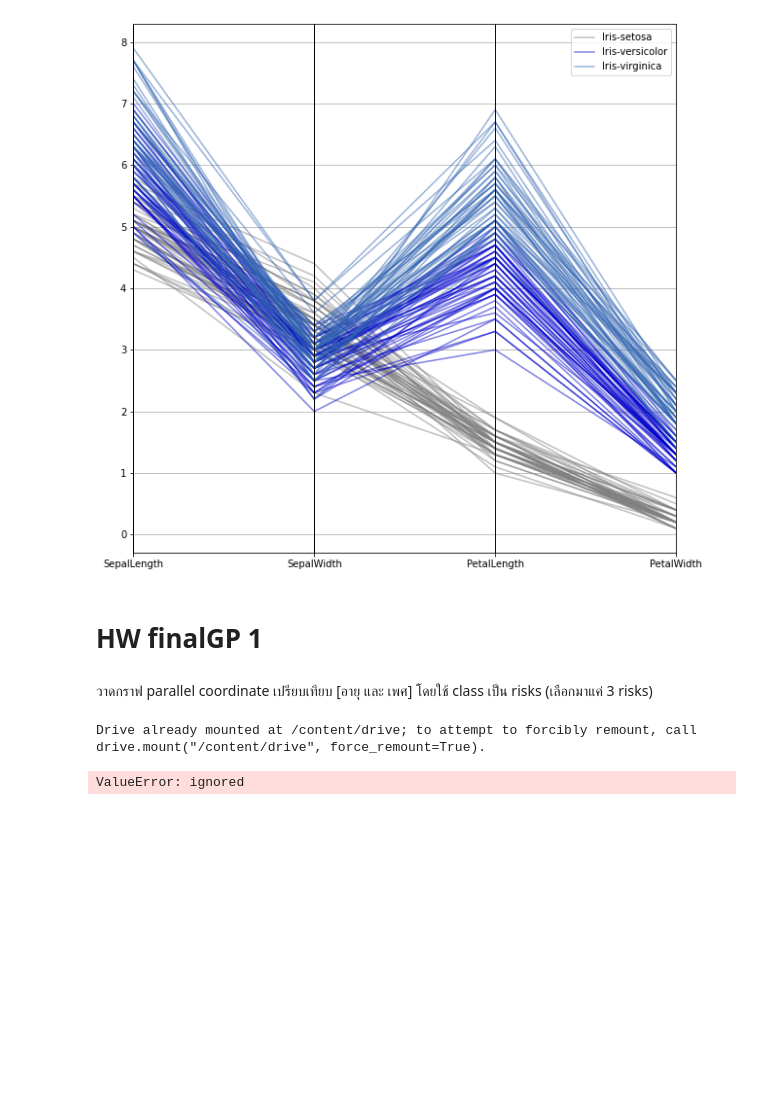
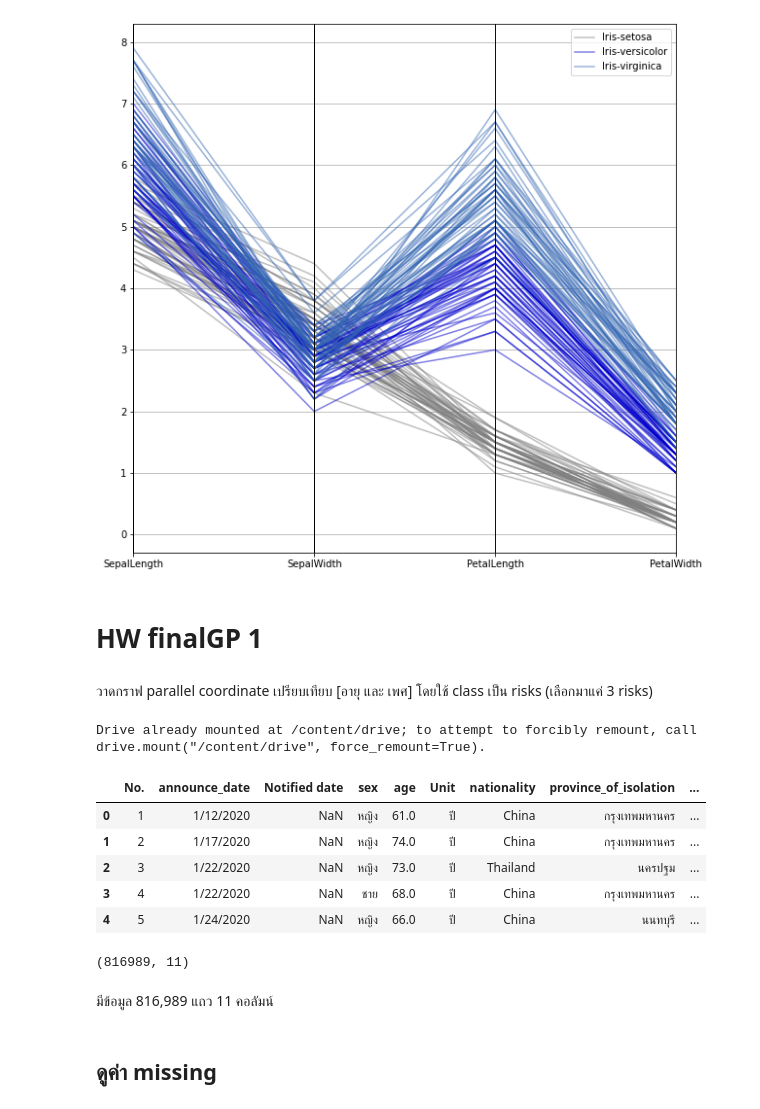
Before and after one commit to Jaomiew/data_viz_2022, a Jupyter notebook: DataViz01_Table_Data.ipynb, the cells around one changed output. Saved outputs shown, nothing was run; the diff lists cells and outputs as text; code cells hidden in the pictures; blank space fills up the shorter version.

```diff
--- a/DataViz01_Table_Data.ipynb
+++ b/DataViz01_Table_Data.ipynb
@@ -152,6 +152,22 @@ path = '/content/drive/My Drive/midterm_dataviz2021'      # ชี้ dirve ท
 Drive already mounted at /content/drive; to attempt to forcibly remount, call drive.mount("/content/drive", force_remount=True).
 # %%
 data_file_path = os.path.join(path,'confirmed-cases.csv')
-data_covid = pd.read_excel(data_file_path)   # อ่านไฟล์ csv
+data_covid = pd.read_csv(data_file_path)   # อ่านไฟล์ csv
-# %% [output]
-ValueError: ignored
+# %%
+data_covid.head()   # ดูหน้าตาข้อมูลคร่าวๆ
+# %% [output]
+|  | No. | announce_date | Notified date | sex | age | Unit | nationality | province_of_isolation | ... |
+| 0 | 1 | 1/12/2020 | NaN | หญิง | 61.0 | ปี | China | กรุงเทพมหานคร | ... |
+| 1 | 2 | 1/17/2020 | NaN | หญิง | 74.0 | ปี | China | กรุงเทพมหานคร | ... |
+| 2 | 3 | 1/22/2020 | NaN | หญิง | 73.0 | ปี | Thailand | นครปฐม | ... |
+| 3 | 4 | 1/22/2020 | NaN | ชาย | 68.0 | ปี | China | กรุงเทพมหานคร | ... |
+| 4 | 5 | 1/24/2020 | NaN | หญิง | 66.0 | ปี | China | นนทบุรี | ... |
+# %%
+# ดูขนาดของข้อมูล
+data_covid.shape
+# %% [output]
+(816989, 11)
+# %% [markdown]
+มีข้อมูล 816,989 แถว 11 คอลัมน์
+# %% [markdown]
+## **ดูค่า missing**
```
Also changed, not shown: parts of 39 cells of this notebook.
